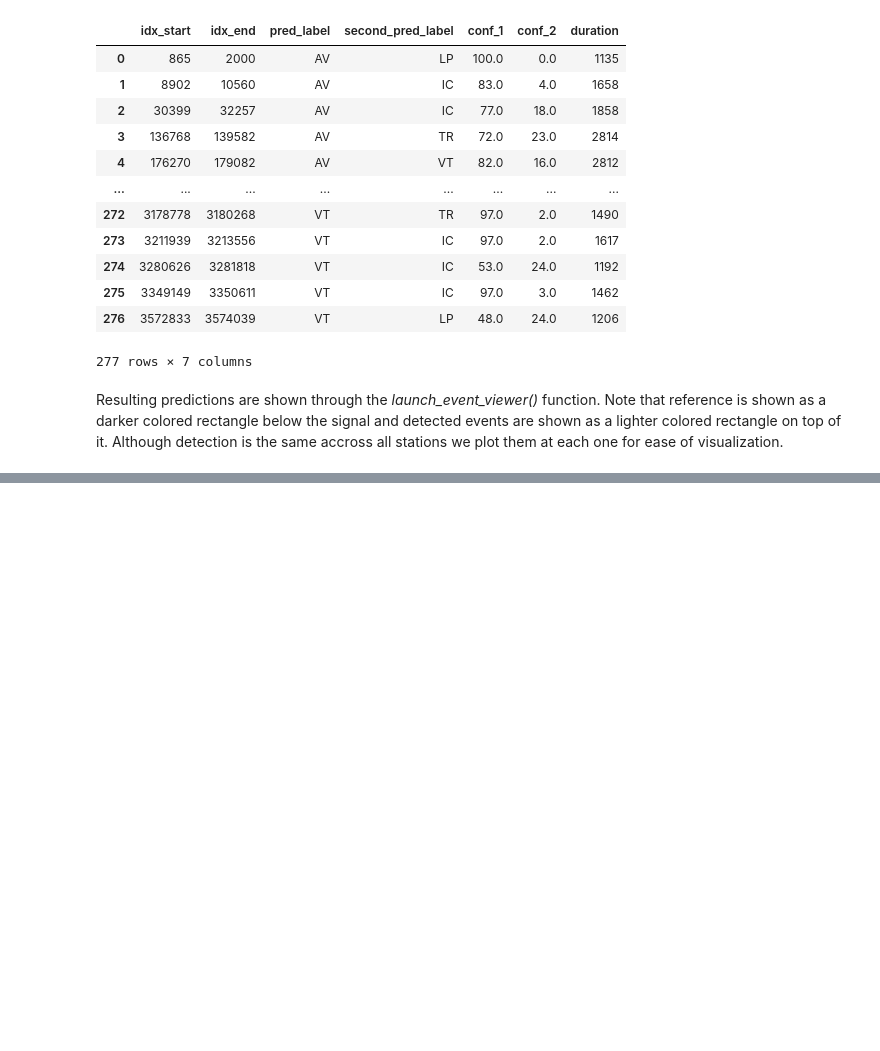
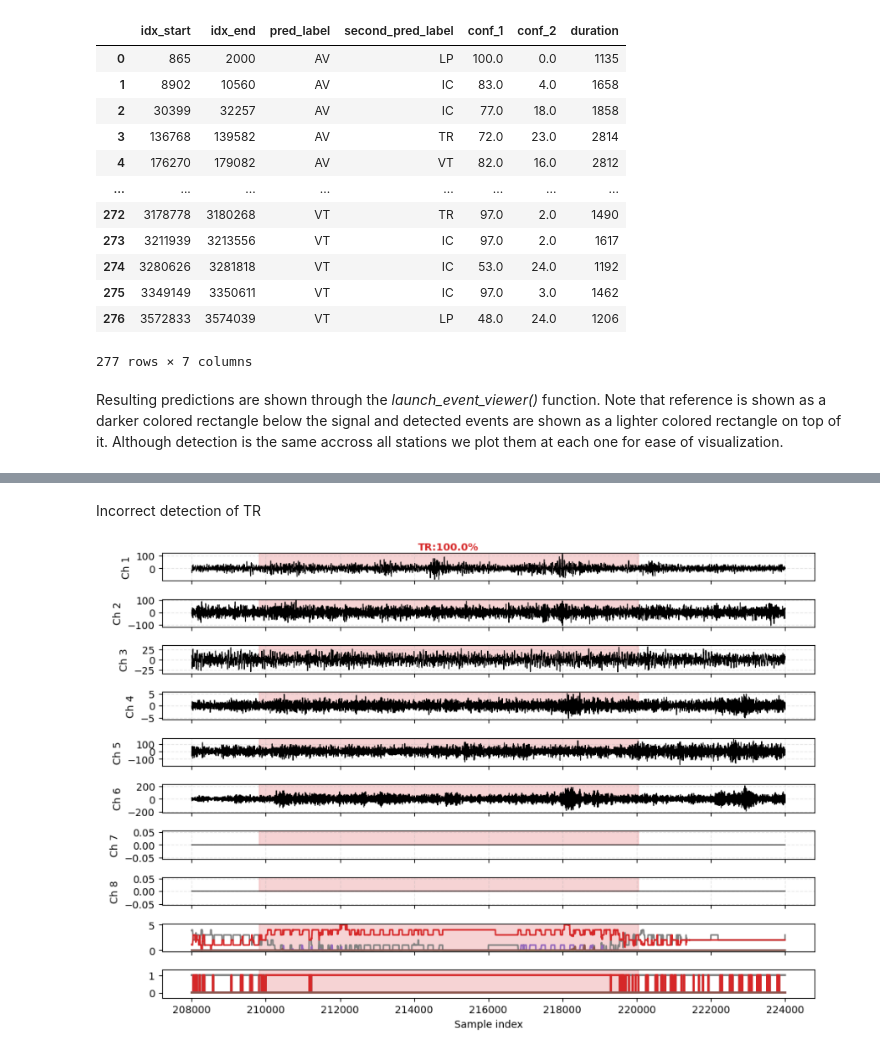
Before and after one commit to camilo-espinosa/volcano-seismic-segmentation, a Jupyter notebook: examples/continuous_detection_demo.ipynb, the cells around one changed output, grey strips where cells are left out. Drawn from its saved outputs; the diff is of its cells as text; code cells hidden in the pictures; blank space fills up the shorter version.

```diff
--- a/examples/continuous_detection_demo.ipynb
+++ b/examples/continuous_detection_demo.ipynb
@@ -240,0 +258,6 @@ VBox(children=(HBox(children=(Button(description='⟵\xa0Prev\xa0Pred', style=Bu
+# %% [markdown]
+Incorrect detection of TR
+# %%
+display(Image(filename="../data/TR.png"))
+# %% [output]
+[figure, added]
```
Also changed, not shown: parts of 15 cells of this notebook, 7 other files.
